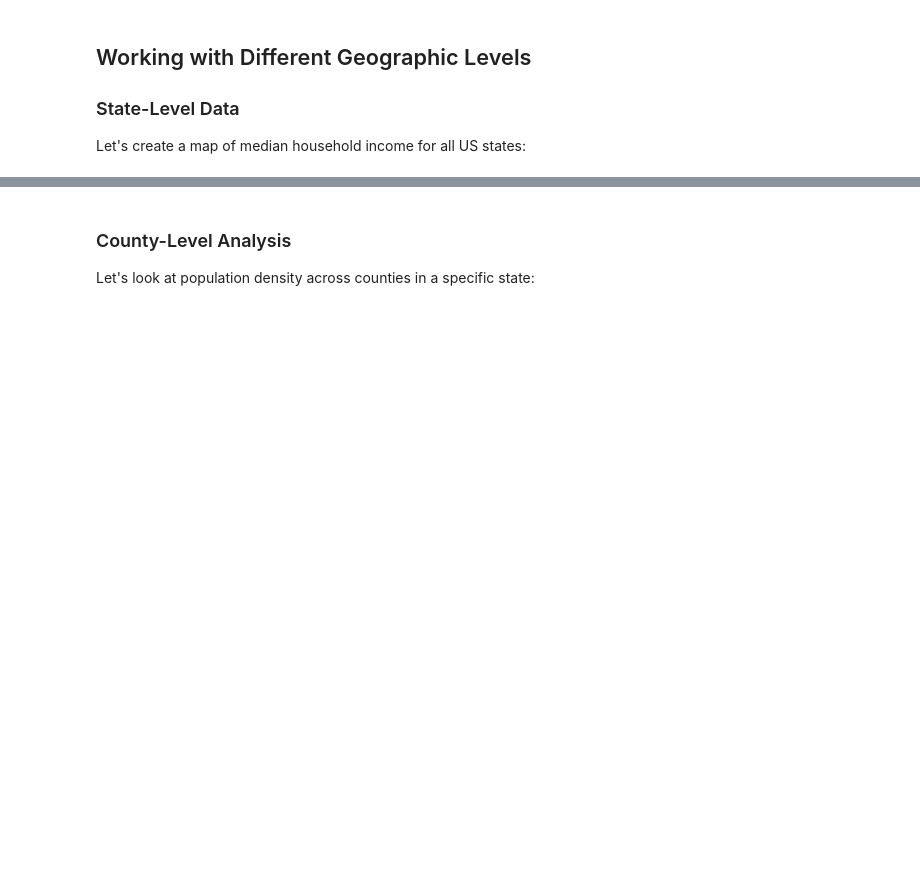
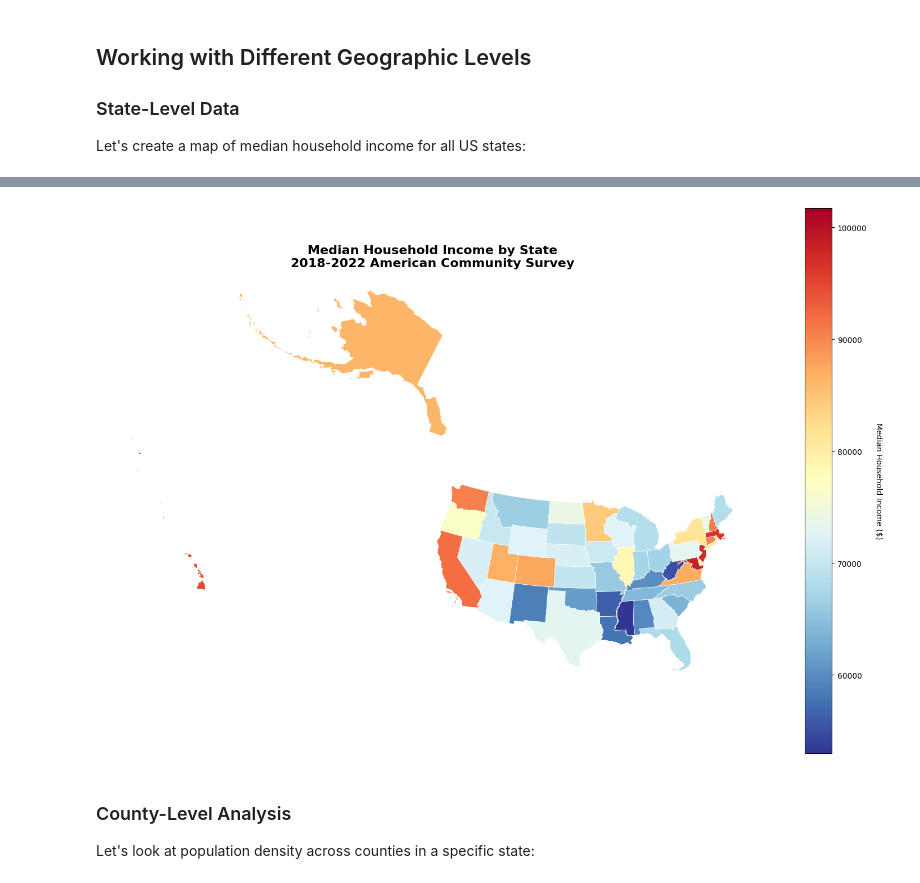
Before and after one commit to mmann1123/pytidycensus, a Jupyter notebook: examples/02_spatial_data.ipynb, the cells around one changed output, grey strips where cells are left out. Saved outputs shown, nothing was run; the diff lists cells and outputs as text; code cells hidden in the pictures; blank space fills up the shorter version.

```diff
--- a/examples/02_spatial_data.ipynb
+++ b/examples/02_spatial_data.ipynb
@@ -275,28 +305,30 @@ print(f"Number of states/DC: {len(states_continental)}")
 # %%
 # Project to Albers Equal Area for US mapping
 states_albers = states_continental.to_crs('EPSG:5070')
 
 fig, ax = plt.subplots(figsize=(15, 10))
 
 states_albers.plot(
-    column='value',
-    cmap='RdYlBu_r',
+    column="B19013_001E",
+    cmap="RdYlBu_r",
     linewidth=0.5,
-    edgecolor='white',
+    edgecolor="white",
     legend=True,
-    ax=ax
+    ax=ax,
 )
 
 ax.set_title('Median Household Income by State\n2018-2022 American Community Survey',
              fontsize=16, fontweight='bold')
 ax.set_axis_off()
 
 # Add colorbar label
 cbar = ax.get_figure().get_axes()[1]
 cbar.set_ylabel('Median Household Income ($)', rotation=270, labelpad=20)
 
 plt.tight_layout()
 plt.show()
+# %% [output]
+[figure, added]
 # %% [markdown]
 ### County-Level Analysis
 
```
Also changed, not shown: parts of 17 cells of this notebook, 29 other files.
